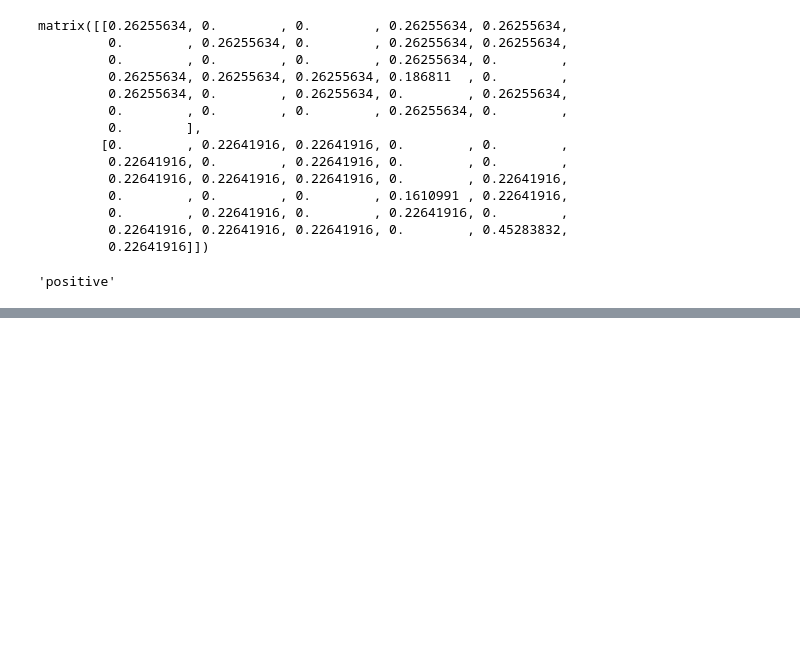
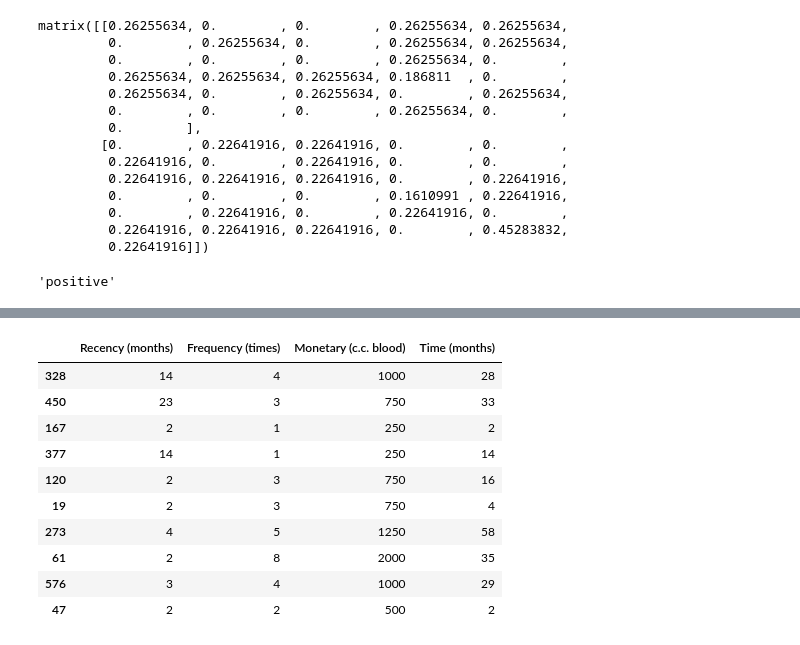
Before and after one commit to yuriimchg/Machine-Learning-sandbox, a Jupyter notebook: text_classification/basics_of_tokenization.ipynb, the cells around one changed output, grey strips where cells are left out. Cells and saved outputs as stored; diff of their text form; code cells hidden in the pictures; blank space fills up the shorter version.

```diff
--- a/text_classification/basics_of_tokenization.ipynb
+++ b/text_classification/basics_of_tokenization.ipynb
@@ -174,0 +215,17 @@ model.classify('Dont watch it')
+# %%
+y = df['whether he/she donated blood in March 2007']
+X = df.drop(columns='whether he/she donated blood in March 2007')
+# %%
+X.sample(10)
+# %% [output]
+|  | Recency (months) | Frequency (times) | Monetary (c.c. blood) | Time (months) |
+| 328 | 14 | 4 | 1000 | 28 |
+| 450 | 23 | 3 | 750 | 33 |
+| 167 | 2 | 1 | 250 | 2 |
+| 377 | 14 | 1 | 250 | 14 |
+| 120 | 2 | 3 | 750 | 16 |
+| 19 | 2 | 3 | 750 | 4 |
+| 273 | 4 | 5 | 1250 | 58 |
+| 61 | 2 | 8 | 2000 | 35 |
+| 576 | 3 | 4 | 1000 | 29 |
+| 47 | 2 | 2 | 500 | 2 |
```
Also changed, not shown: parts of 21 cells of this notebook.
